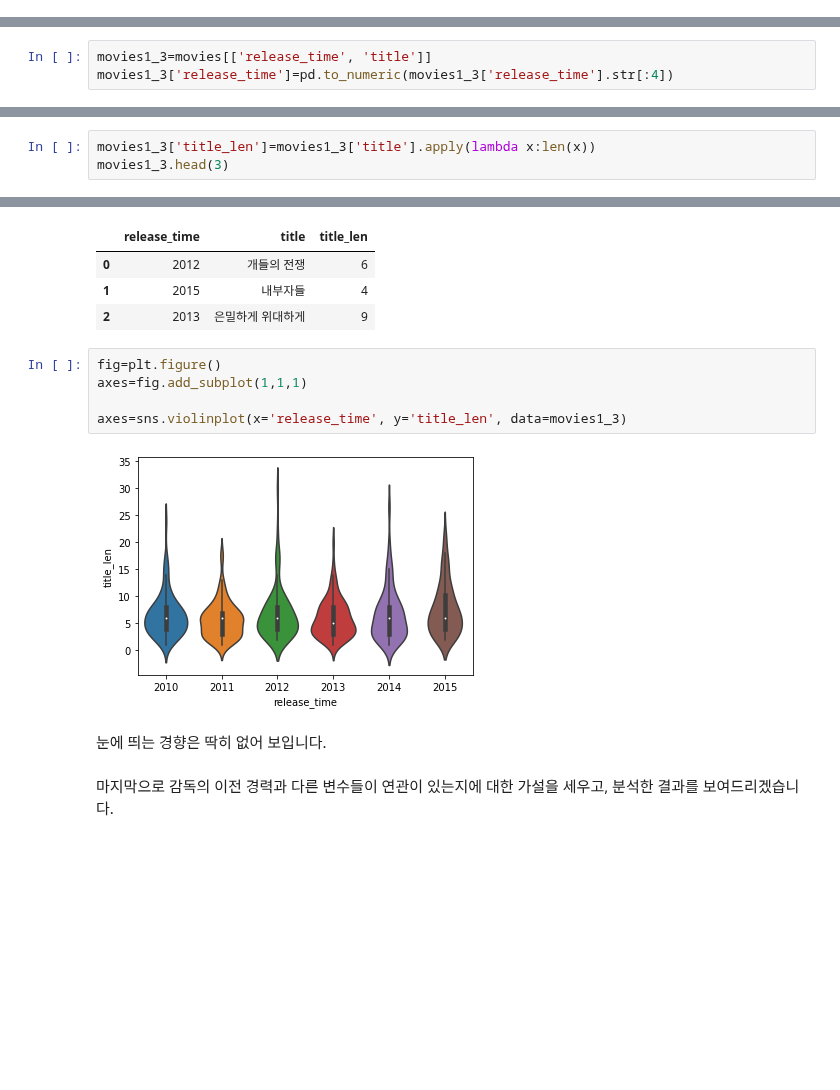
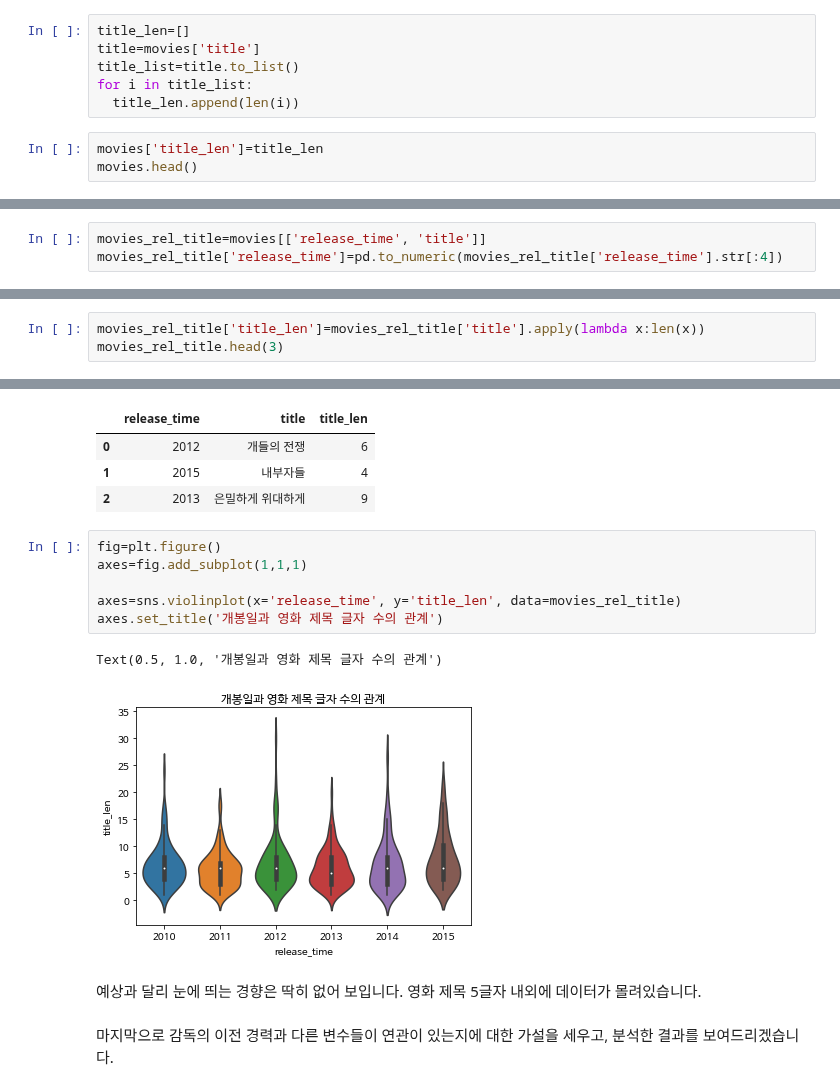
Before and after one commit to nyoons/ESAA, a Jupyter notebook: movies_train_YB_2조.ipynb, the cells around one changed output, grey strips where cells are left out. Drawn from its saved outputs; the diff is of its cells as text; blank space fills up the shorter version.

```diff
--- a/movies_train_YB_2조.ipynb
+++ b/movies_train_YB_2조.ipynb
@@ -207,0 +279,9 @@ axes=sns.scatterplot(x='genre', y='distributor', data=movies, alpha=0.3)
+# %%
+title_len=[]
+title=movies['title']
+title_list=title.to_list()
+for i in title_list:
+  title_len.append(len(i))
+# %%
+movies['title_len']=title_len
+movies.head()
@@ -247,14 +490,14 @@ ax = sns.catplot(data=movies_dist, x='num_movies', y='genre',
 # %%
-movies1_3=movies[['release_time', 'title']]
-movies1_3['release_time']=pd.to_numeric(movies1_3['release_time'].str[:4])
+movies_rel_title=movies[['release_time', 'title']]
+movies_rel_title['release_time']=pd.to_numeric(movies_rel_title['release_time'].str[:4])
 # %% [output]
 A value is trying to be set on a copy of a slice from a DataFrame.
 Try using .loc[row_indexer,col_indexer] = value instead
 
 See the caveats in the documentation: https://pandas.pydata.org/pandas-docs/stable/user_guide/indexing.html#returning-a-view-versus-a-copy
 # %%
-movies1_3['title_len']=movies1_3['title'].apply(lambda x:len(x))
-movies1_3.head(3)
+movies_rel_title['title_len']=movies_rel_title['title'].apply(lambda x:len(x))
+movies_rel_title.head(3)
 # %% [output]
 A value is trying to be set on a copy of a slice from a DataFrame.
 Try using .loc[row_indexer,col_indexer] = value instead
@@ -268,12 +511,14 @@ See the caveats in the documentation: https://pandas.pydata.org/pandas-docs/stab
 # %%
 fig=plt.figure()
 axes=fig.add_subplot(1,1,1)
 
-axes=sns.violinplot(x='release_time', y='title_len', data=movies1_3)
+axes=sns.violinplot(x='release_time', y='title_len', data=movies_rel_title)
+axes.set_title('개봉일과 영화 제목 글자 수의 관계')
 # %% [output]
+Text(0.5, 1.0, '개봉일과 영화 제목 글자 수의 관계')
-[figure, old version]
+[figure, new version]
 # %% [markdown]
-눈에 띄는 경향은 딱히 없어 보입니다.
+예상과 달리 눈에 띄는 경향은 딱히 없어 보입니다. 영화 제목 5글자 내외에 데이터가 몰려있습니다.
 # %% [markdown]
 마지막으로 감독의 이전 경력과 다른 변수들이 연관이 있는지에 대한 가설을 세우고, 분석한 결과를 보여드리겠습니다.
 # %% [markdown]
```
Also changed, not shown: parts of 96 cells of this notebook.
